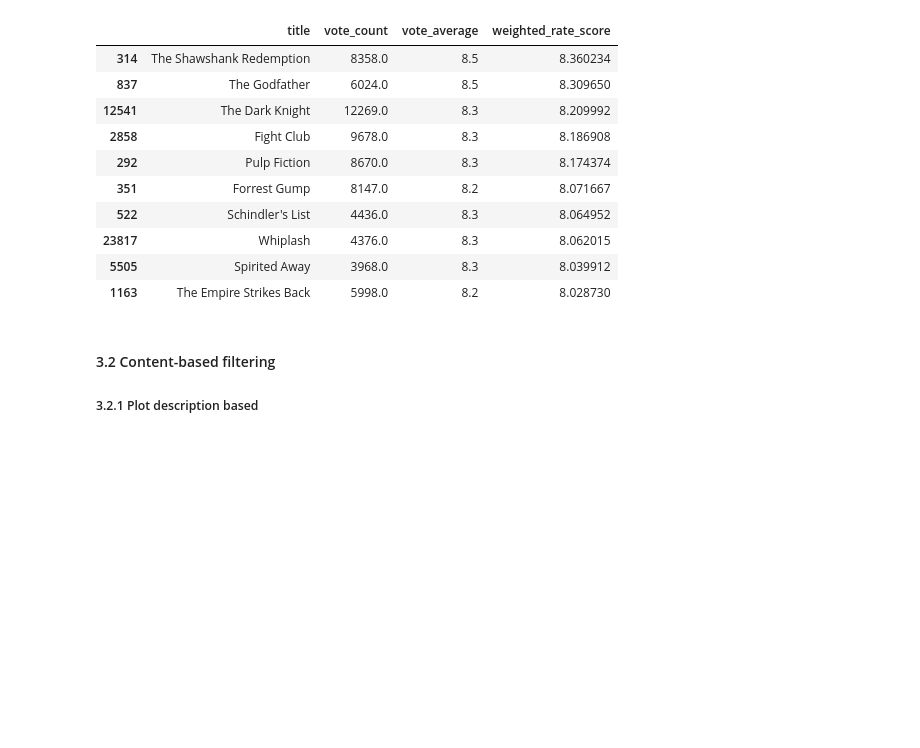
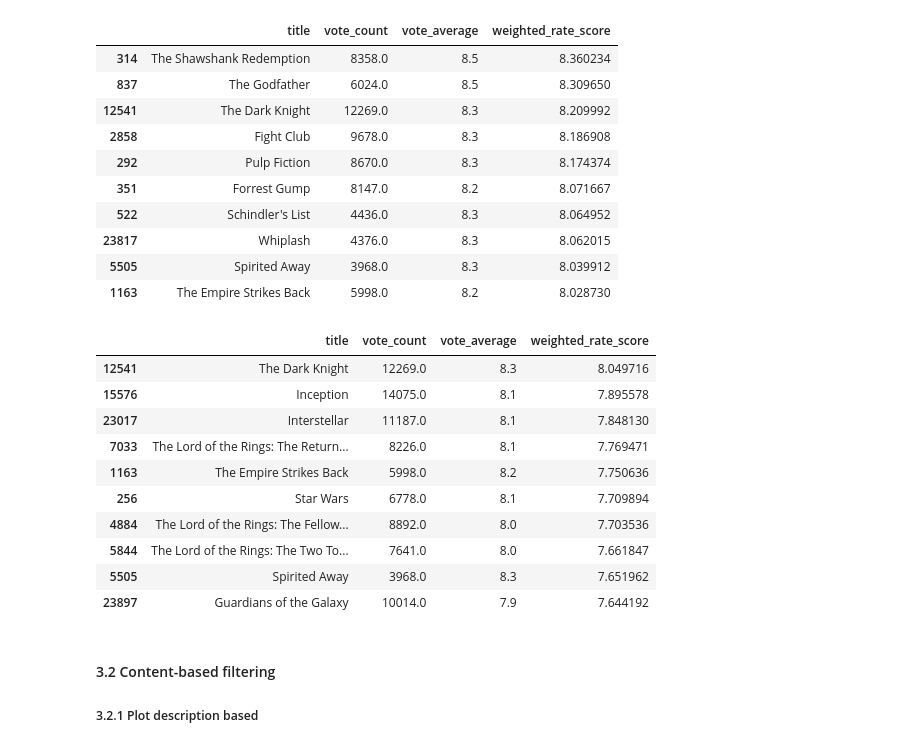
Before and after one commit to lichunxiao9501/Recommender_System_Kaggle_Project, a Jupyter notebook: notebooks/Recommender_System.ipynb, the cells around one changed output. Saved outputs shown, nothing was run; the diff lists cells and outputs as text; code cells hidden in the pictures; blank space fills up the shorter version.

Commit message:
add genres baseed recommender system

```diff
--- a/notebooks/Recommender_System.ipynb
+++ b/notebooks/Recommender_System.ipynb
@@ -97,6 +97,26 @@ popularity_based_recommender(df)
 | 23817 | Whiplash | 4376.0 | 8.3 | 8.062015 |
 | 5505 | Spirited Away | 3968.0 | 8.3 | 8.039912 |
 | 1163 | The Empire Strikes Back | 5998.0 | 8.2 | 8.028730 |
+# %%
+def genres_popularity_based_recommender(title, common_genres_thre = 1, df = df):
+    movies = df.copy()
+    movies['num_common_genres'] = df.genres.apply(lambda x: sum([1 for elem in x if elem in genres]))
+    movies = movies[movies['num_common_genres']>=common_genres_thre]
+    return popularity_based_recommender(movies, m_threshold = 0.95, top_n = 10)
+
+genres_popularity_based_recommender('The Dark Knight Rises', 1)
+# %% [output]
+|  | title | vote_count | vote_average | weighted_rate_score |
+| 12541 | The Dark Knight | 12269.0 | 8.3 | 8.049716 |
+| 15576 | Inception | 14075.0 | 8.1 | 7.895578 |
+| 23017 | Interstellar | 11187.0 | 8.1 | 7.848130 |
+| 7033 | The Lord of the Rings: The Return... | 8226.0 | 8.1 | 7.769471 |
+| 1163 | The Empire Strikes Back | 5998.0 | 8.2 | 7.750636 |
+| 256 | Star Wars | 6778.0 | 8.1 | 7.709894 |
+| 4884 | The Lord of the Rings: The Fellow... | 8892.0 | 8.0 | 7.703536 |
+| 5844 | The Lord of the Rings: The Two To... | 7641.0 | 8.0 | 7.661847 |
+| 5505 | Spirited Away | 3968.0 | 8.3 | 7.651962 |
+| 23897 | Guardians of the Galaxy | 10014.0 | 7.9 | 7.644192 |
 # %% [markdown]
 #### 3.2 Content-based filtering
 ##### 3.2.1 Plot description based
```
